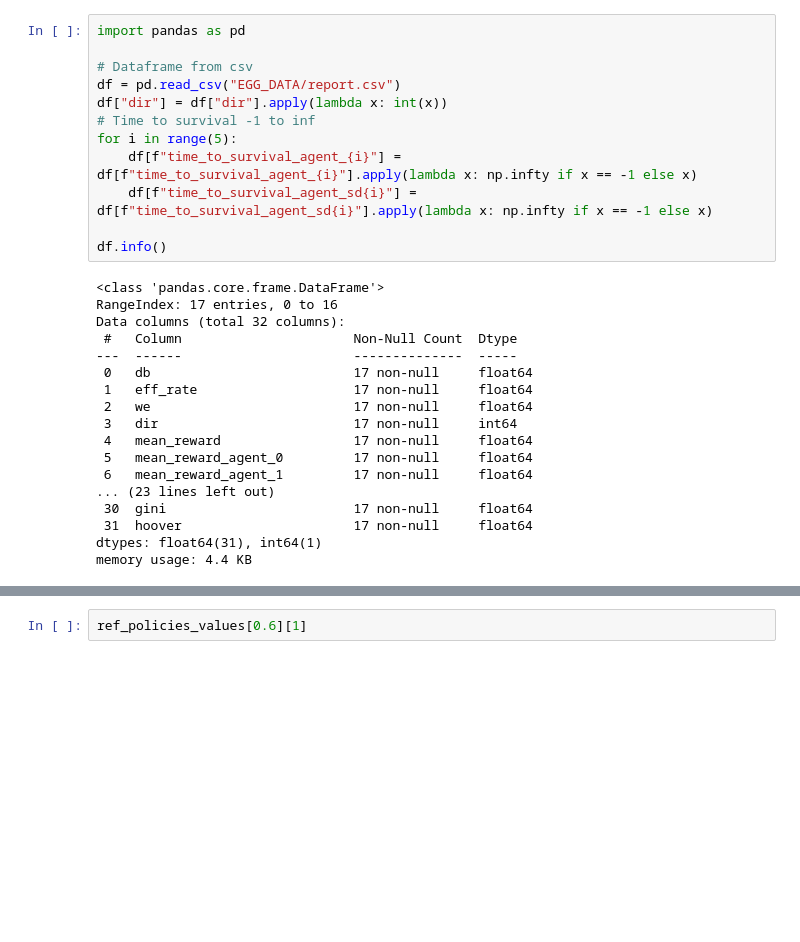
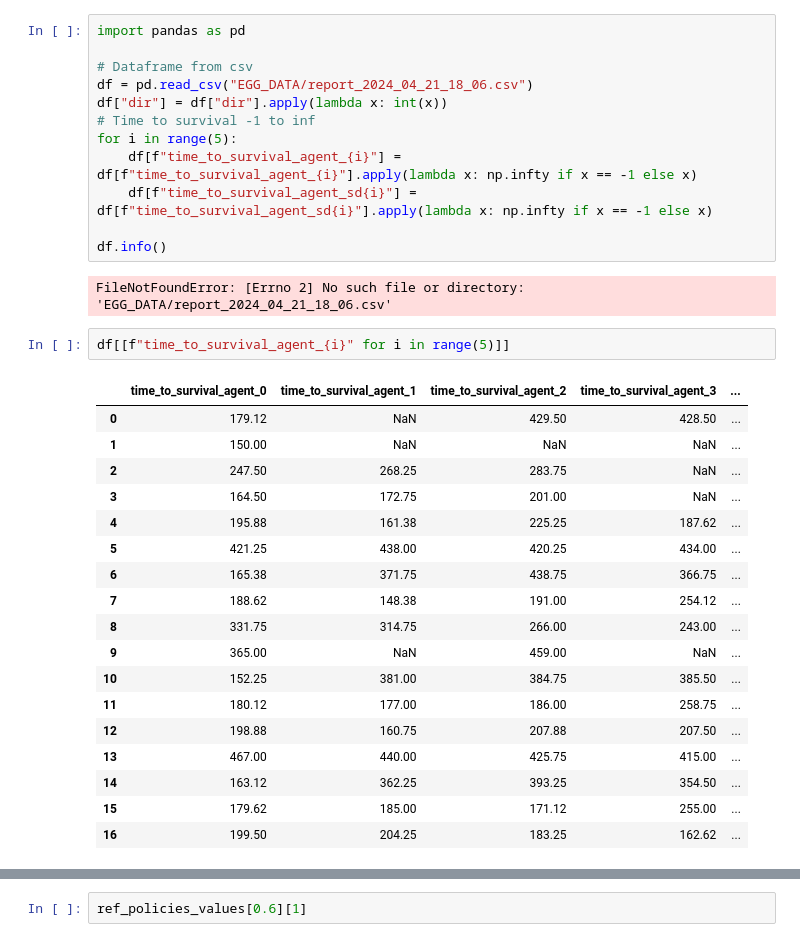
Before and after one commit to maymac00/MAEGG_IPPO, a Jupyter notebook: ols_visualize.ipynb, the cells around one changed output, grey strips where cells are left out. Saved outputs shown, nothing was run; the diff lists cells and outputs as text; blank space fills up the shorter version.

```diff
--- a/ols_visualize.ipynb
+++ b/ols_visualize.ipynb
@@ -52,7 +10,7 @@ for eff in eff_keys:
 import pandas as pd
 
 # Dataframe from csv
-df = pd.read_csv("EGG_DATA/report.csv")
+df = pd.read_csv("EGG_DATA/report_2024_04_21_18_06.csv")
 df["dir"] = df["dir"].apply(lambda x: int(x))
 # Time to survival -1 to inf
 for i in range(5):
@@ -61,23 +19,28 @@ for i in range(5):
 
 df.info()
 # %% [output]
-<class 'pandas.core.frame.DataFrame'>
-RangeIndex: 17 entries, 0 to 16
-Data columns (total 32 columns):
- #   Column                      Non-Null Count  Dtype
----  ------                      --------------  -----
- 0   db                          17 non-null     float64
- 1   eff_rate                    17 non-null     float64
- 2   we                          17 non-null     float64
- 3   dir                         17 non-null     int64
- 4   mean_reward                 17 non-null     float64
- 5   mean_reward_agent_0         17 non-null     float64
- 6   mean_reward_agent_1         17 non-null     float64
-... (23 lines left out)
- 30  gini                        17 non-null     float64
- 31  hoover                      17 non-null     float64
-dtypes: float64(31), int64(1)
-memory usage: 4.4 KB
+FileNotFoundError: [Errno 2] No such file or directory: 'EGG_DATA/report_2024_04_21_18_06.csv'
+# %%
+df[[f"time_to_survival_agent_{i}" for i in range(5)]]
+# %% [output]
+|  | time_to_survival_agent_0 | time_to_survival_agent_1 | time_to_survival_agent_2 | time_to_survival_agent_3 | ... |
+| 0 | 179.12 | NaN | 429.50 | 428.50 | ... |
+| 1 | 150.00 | NaN | NaN | NaN | ... |
+| 2 | 247.50 | 268.25 | 283.75 | NaN | ... |
+| 3 | 164.50 | 172.75 | 201.00 | NaN | ... |
+| 4 | 195.88 | 161.38 | 225.25 | 187.62 | ... |
+| 5 | 421.25 | 438.00 | 420.25 | 434.00 | ... |
+| 6 | 165.38 | 371.75 | 438.75 | 366.75 | ... |
+| 7 | 188.62 | 148.38 | 191.00 | 254.12 | ... |
+| 8 | 331.75 | 314.75 | 266.00 | 243.00 | ... |
+| 9 | 365.00 | NaN | 459.00 | NaN | ... |
+| 10 | 152.25 | 381.00 | 384.75 | 385.50 | ... |
+| 11 | 180.12 | 177.00 | 186.00 | 258.75 | ... |
+| 12 | 198.88 | 160.75 | 207.88 | 207.50 | ... |
+| 13 | 467.00 | 440.00 | 425.75 | 415.00 | ... |
+| 14 | 163.12 | 362.25 | 393.25 | 354.50 | ... |
+| 15 | 179.62 | 185.00 | 171.12 | 255.00 | ... |
+| 16 | 199.50 | 204.25 | 183.25 | 162.62 | ... |
 # %%
 # Pretty print table with eff, db, we and dir
 df[["eff_rate", "db", "we", "dir"]]
```
Also changed, not shown: parts of 19 cells of this notebook, 4 other files.
